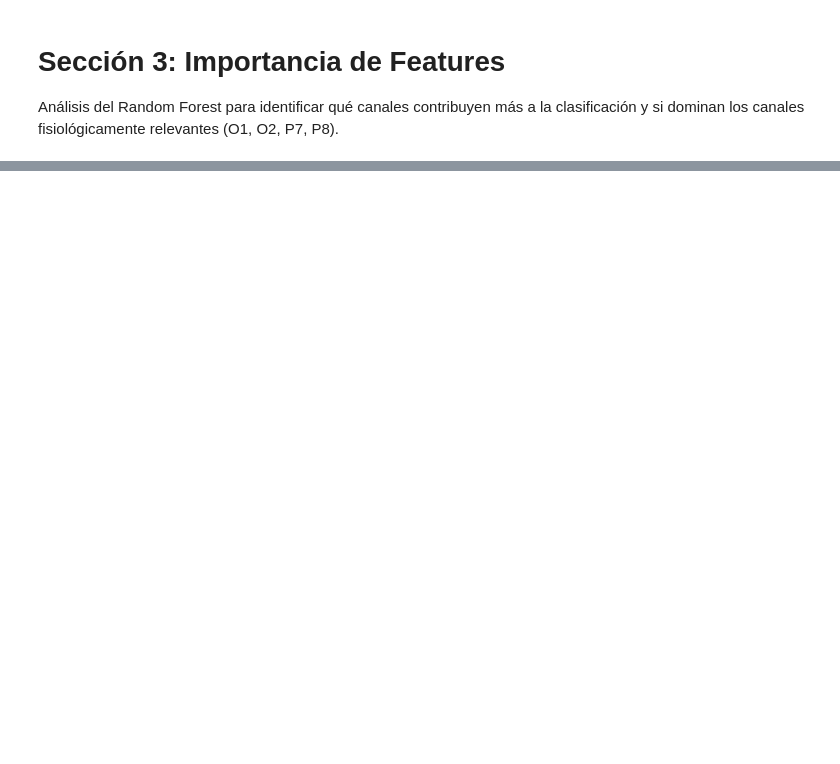
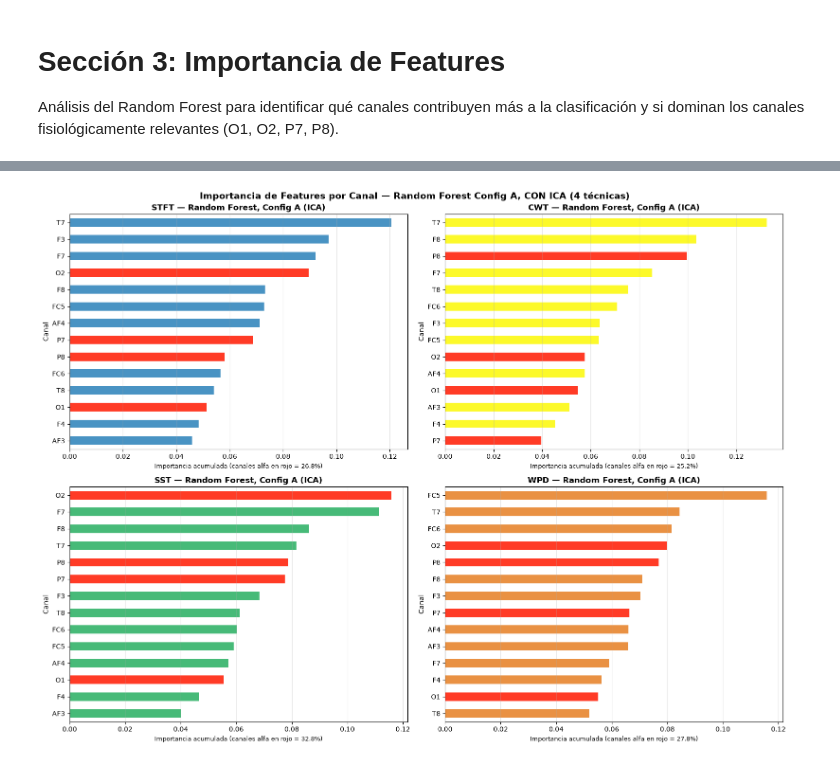
Before and after one commit to benjaauf/Proyecto_INF405, a Jupyter notebook: 06_CLASIFICACION.ipynb, the cells around one changed output, grey strips where cells are left out. Drawn from its saved outputs; the diff is of its cells as text; code cells hidden in the pictures; blank space fills up the shorter version.

```diff
--- a/06_CLASIFICACION.ipynb
+++ b/06_CLASIFICACION.ipynb
@@ -545,0 +605,30 @@ plt.show()
+# %%
+## Importancia por canal CON ICA — mismo formato que el grafico sin-ICA (barh ordenado)
+canales_alfa_list = ['O1', 'O2', 'P7', 'P8']
+
+fig, axes = plt.subplots(2, 2, figsize=(16, 12))
+fig.suptitle(
+    'Importancia de Features por Canal — Random Forest Config A, CON ICA (4 técnicas)',
+    fontsize=14, fontweight='bold')
+
+for ax, tecnica in zip(axes.flat, TECNICAS):
+    canal_imp = importance_by_tecnica_ica[tecnica].sort_values(ascending=False)
+    colors_bar = [
+        "#ff1900" if canal in canales_alfa_list else COLORS[tecnica]
+        for canal in canal_imp.index
+    ]
+    canal_imp.plot(kind='barh', ax=ax, color=colors_bar, alpha=0.85)
+    ax.invert_yaxis()
+    pct = (importance_by_tecnica_ica[tecnica]
+           [importance_by_tecnica_ica[tecnica].index.isin(canales_alfa_list)]
+           .sum() / importance_by_tecnica_ica[tecnica].sum() * 100)
+    ax.set_title(f'{tecnica} — Random Forest, Config A (ICA)', fontsize=12, fontweight='bold')
+    ax.set_xlabel(f'Importancia acumulada (canales alfa en rojo = {pct:.1f}%)', fontsize=9)
+    ax.set_ylabel('Canal', fontsize=10)
+    ax.grid(axis='x', alpha=0.3)
+
+plt.tight_layout()
+plt.savefig('files/importancia_canal_solo_ica_06.png', dpi=120, bbox_inches='tight')
+plt.show()
+# %% [output]
+[figure, added]
```
Also changed, not shown: parts of 15 cells of this notebook, 13 other files.
